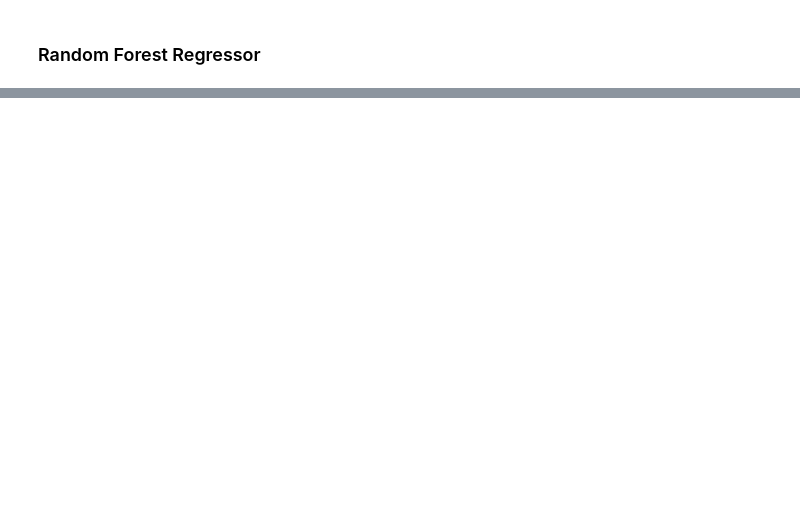
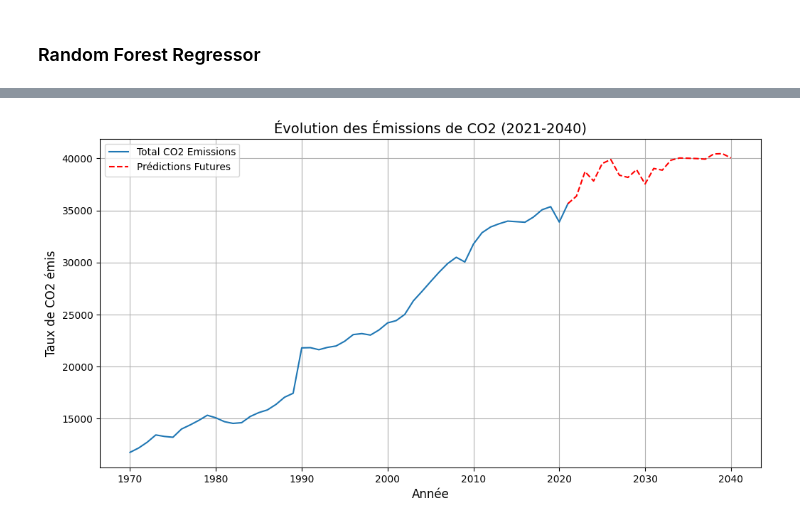
Before and after one commit to mathispappo/Carbon-Emissions-Analysis, a Jupyter notebook: notebook.ipynb, the cells around one changed output, grey strips where cells are left out. Drawn from its saved outputs; the diff is of its cells as text; code cells hidden in the pictures; blank space fills up the shorter version.

Commit message:
graphes pour lionel (prédiction)

```diff
--- a/notebook.ipynb
+++ b/notebook.ipynb
@@ -357,0 +370,39 @@ R2 Score: 0.9574688358804957
+# %%
+X = df_pred.drop(columns=['Total'])  # Variables explicatives historiques
+y = df_pred['Total']  # Variable cible
+
+
+# 4. Réorganiser les colonnes de df2 pour correspondre à l'ordre de df1
+common_columns = future_years.columns.intersection(X.columns)
+X = X[common_columns]
+missing_columns = future_years.columns.difference(X.columns)
+for column in missing_columns:
+    X[column] = None
+
+X = X[future_years.columns]
+
+# Entraîner le modèle
+rf_model = RandomForestRegressor(random_state=42, n_estimators=100)
+rf_model.fit(X, y)
+
+# Prédictions de 'Total' pour les années futures
+future_years['Total'] = rf_model.predict(future_years)
+# %%
+df_combined = pd.concat([df_pred, future_years], ignore_index=True)
+
+# Tracer les résultats
+plt.figure(figsize=(12, 6))
+
+df_total = df[['Year', 'Total']].groupby('Year').sum().reset_index()
+plt.plot(df_total['Year'], df_total['Total'], label='Total CO2 Emissions')
+plt.plot(future_years['Year'], (future_years['Total']+80)*100, label="Prédictions Futures", linestyle='--', color='red')
+
+# Paramètres du graphique
+plt.title("Évolution des Émissions de CO2 (2021-2040)", fontsize=14)
+plt.xlabel("Année", fontsize=12)
+plt.ylabel("Taux de CO2 émis", fontsize=12)
+plt.legend()
+plt.grid(True)
+plt.show()
+# %% [output]
+[figure, added]
```
Also changed, not shown: parts of 5 cells of this notebook.
